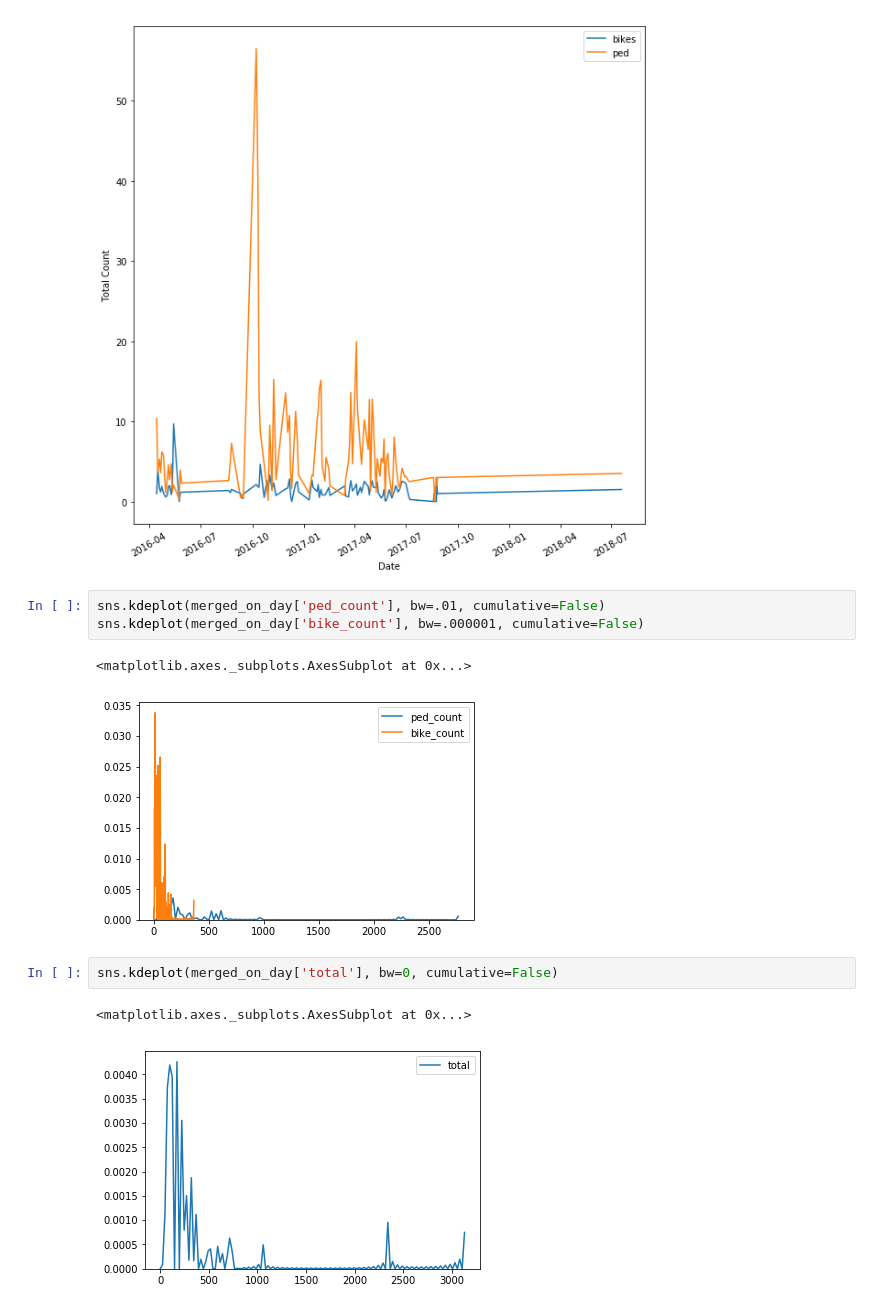
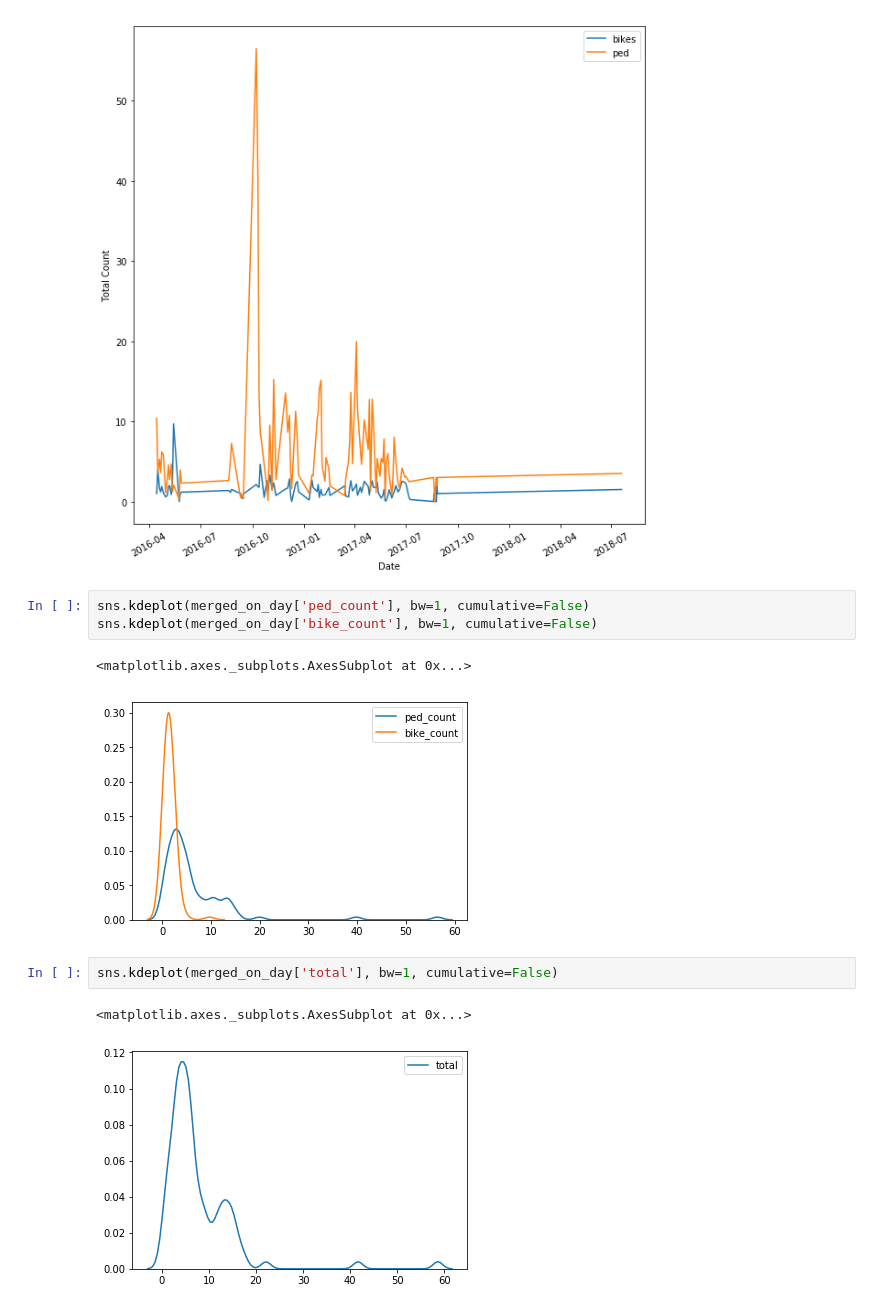
Before and after one commit to zihaoxu/BikeSGV, a Jupyter notebook: notebook/Analysis/03l-starter-code-for-temporal-trends.ipynb, the cells around one changed output. Saved outputs shown, nothing was run; the diff lists cells and outputs as text.

```diff
--- a/notebook/Analysis/03l-starter-code-for-temporal-trends.ipynb
+++ b/notebook/Analysis/03l-starter-code-for-temporal-trends.ipynb
@@ -480,13 +481,13 @@ plt.show()
 # %% [output]
 [figure]
 # %%
-sns.kdeplot(merged_on_day['ped_count'], bw=.01, cumulative=False)
-sns.kdeplot(merged_on_day['bike_count'], bw=.000001, cumulative=False)
+sns.kdeplot(merged_on_day['ped_count'], bw=1, cumulative=False)
+sns.kdeplot(merged_on_day['bike_count'], bw=1, cumulative=False)
 # %% [output]
 <matplotlib.axes._subplots.AxesSubplot at 0x...>
-[figure, old version]
+[figure, new version]
 # %%
-sns.kdeplot(merged_on_day['total'], bw=0, cumulative=False)
+sns.kdeplot(merged_on_day['total'], bw=1, cumulative=False)
 # %% [output]
 <matplotlib.axes._subplots.AxesSubplot at 0x...>
-[figure, old version]
+[figure, new version]
```
Also changed, not shown: parts of 26 cells of this notebook, 2 other files.
